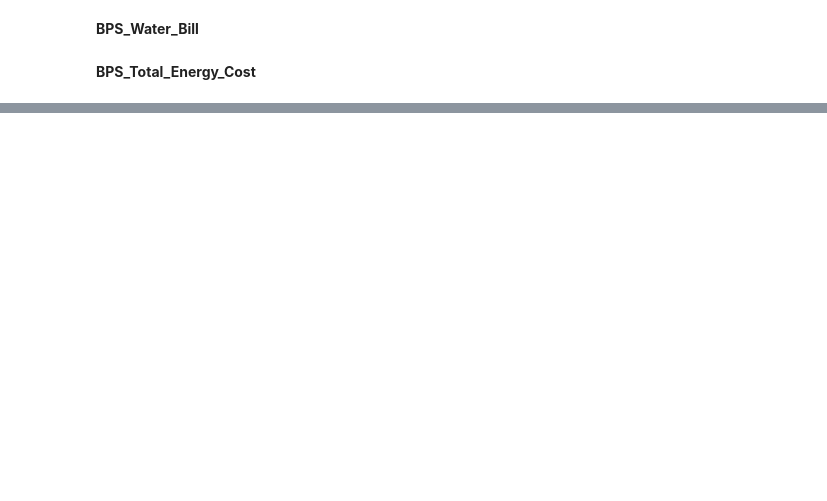
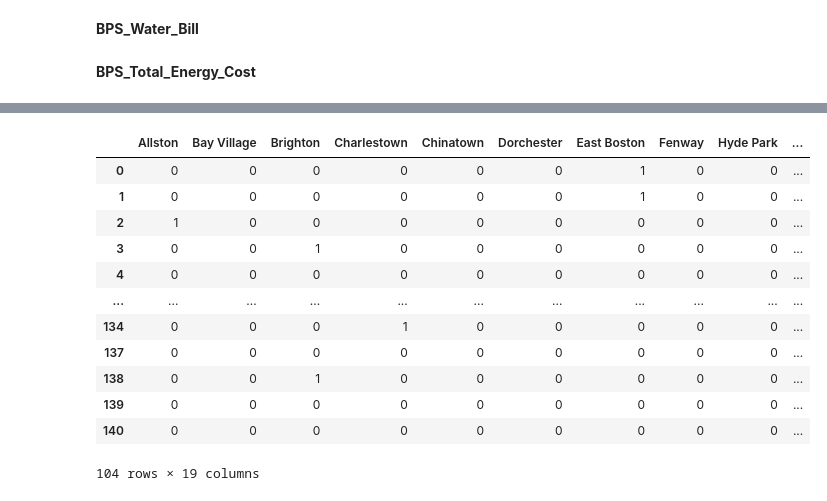
Before and after one commit to mike-laccavole/boston-public-schools-2015, a Jupyter notebook: notebooks/Untitled.ipynb, the cells around one changed output, grey strips where cells are left out. Saved outputs shown, nothing was run; the diff lists cells and outputs as text; code cells hidden in the pictures; blank space fills up the shorter version.

```diff
--- a/notebooks/Untitled.ipynb
+++ b/notebooks/Untitled.ipynb
@@ -579,3 +637,5 @@ bos['BPS_Total_Energy_Cost'] = object_currency_to_float('BPS_Total_Energy_Cost')
 # Fill NaaNs in this column with the average value of Gas Bills that we have available
 #\n in the dataset
 bos['BPS_Total_Energy_Cost'].fillna(round(bos['BPS_Total_Energy_Cost'].mean()), inplace = True)
+# %%
+bos = bos.dropna()
@@ -581,0 +651,2 @@ bos['BPS_Total_Energy_Cost'].fillna(round(bos['BPS_Total_Energy_Cost'].mean()),
+# %%
+bos.set_index('BPS_School_Name')
@@ -581,0 +691,17 @@ bos['BPS_Total_Energy_Cost'].fillna(round(bos['BPS_Total_Energy_Cost'].mean()),
+# %%
+bra_neighborhood_dummies = pd.get_dummies(bos['BRA_Neighborhood'])
+bra_neighborhood_dummies
+# %% [output]
+|  | Allston | Bay Village | Brighton | Charlestown | Chinatown | Dorchester | East Boston | Fenway | Hyde Park | ... |
+| 0 | 0 | 0 | 0 | 0 | 0 | 0 | 1 | 0 | 0 | ... |
+| 1 | 0 | 0 | 0 | 0 | 0 | 0 | 1 | 0 | 0 | ... |
+| 2 | 1 | 0 | 0 | 0 | 0 | 0 | 0 | 0 | 0 | ... |
+| 3 | 0 | 0 | 1 | 0 | 0 | 0 | 0 | 0 | 0 | ... |
+| 4 | 0 | 0 | 0 | 0 | 0 | 0 | 0 | 0 | 0 | ... |
+| ... | ... | ... | ... | ... | ... | ... | ... | ... | ... | ... |
+| 134 | 0 | 0 | 0 | 1 | 0 | 0 | 0 | 0 | 0 | ... |
+| 137 | 0 | 0 | 0 | 0 | 0 | 0 | 0 | 0 | 0 | ... |
+| 138 | 0 | 0 | 1 | 0 | 0 | 0 | 0 | 0 | 0 | ... |
+| 139 | 0 | 0 | 0 | 0 | 0 | 0 | 0 | 0 | 0 | ... |
+| 140 | 0 | 0 | 0 | 0 | 0 | 0 | 0 | 0 | 0 | ... |
+104 rows × 19 columns
```
Also changed, not shown: parts of 42 cells of this notebook, 1 other file.
